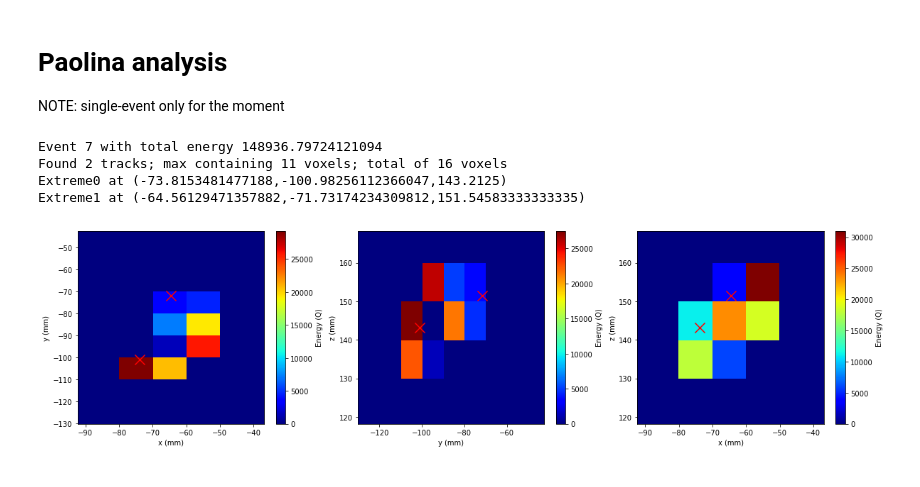
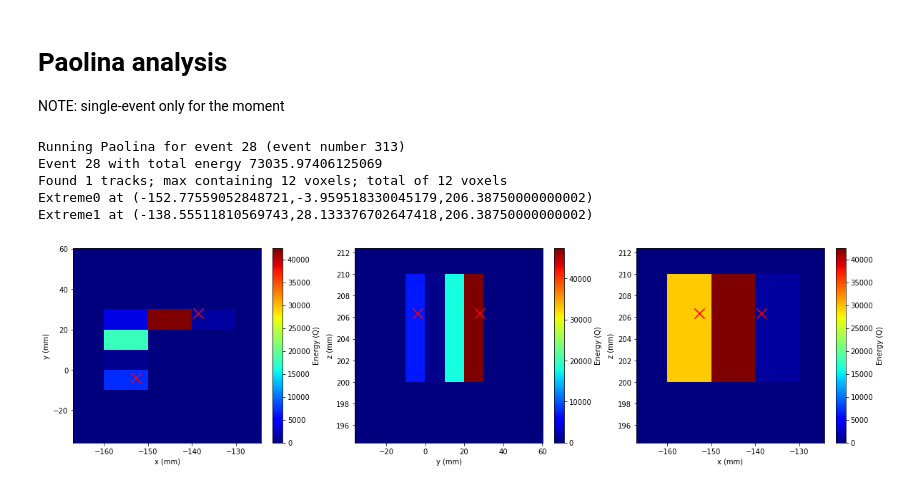
Before and after one commit to paolafer/ICARO, a Jupyter notebook: invisible_cities/utils/paolina_test.ipynb, the cells around one changed output. Cells and saved outputs as stored; diff of their text form; code cells hidden in the pictures.

Commit message:
Add slice-by-slice comparison and single-track energy plot

```diff
--- a/invisible_cities/utils/paolina_test.ipynb
+++ b/invisible_cities/utils/paolina_test.ipynb
@@ -44,6 +44,9 @@ This functionality will be included in the Penthesilea branch.
 DataSiPM        = load_db.DataSiPM(0)
 data_xs         = DataSiPM.X.values
 data_ys         = DataSiPM.Y.values
+#print(DataSiPM)
+#print(data_xs)
+#print(data_ys)
 
 # histograms to be filled
 l_qsipm = []            # all SiPMs
@@ -78,8 +81,8 @@ def get_nearby_sipm_inds(cs, d, pos, qs):
 
 def corona(pos, qs, Qthr           =  3 * units.pes,
                     Qlm            =  20 * units.pes,
-                        lm_radius  = 15 * units.mm,
-                    new_lm_radius  = 25 * units.mm,
+                        lm_radius  = 10.5 * units.mm,
+                    new_lm_radius  = 10.5 * units.mm,
                     msipm          =  3):
     """
     corona creates a list of Clusters by
@@ -179,6 +219,6 @@ S2_Nmin =     1;   S2_Nmax =        1
 S2_NSIPMmin = 1;   S2_NSIPMmax = 1000
 
 # general energy cuts
-tot_Emin = 0; tot_Emax = 8000000
+tot_Emin = 0; tot_Emax = 200000
 # %%
 hitc_evt = []; hitc_mc = []
@@ -457,23 +587,34 @@ blob_radius = 30.                    # blob radius in mm
 # %%
-nevt = 7
+nevt = 28
 hitc = hitc_evt[nevt]
-#for h in hitc:
-#    print("Hit ({0},{1},{2},{3})".format(h.pos[0],h.pos[1],h.pos[2],h.E))
+print("Running Paolina for event {0} (event number {1})".format(nevt,evtnum_hitc[nevt]))
+
 evt_E = sum([hh.E for hh in hitc])
 print("Event {0} with total energy {1}".format(nevt,evt_E))
 
 voxels = voxelize_hits(hitc,vox_size)
 trks = make_track_graphs(voxels,vox_size)
+for t in trks:
+    etrk = sum([vox.E for vox in t.nodes()])
+    trk_energies.append(etrk)
 itmax = np.argmax([len(t) for t in trks])
 print("Found {0} tracks; max containing {1} voxels; total of {2} voxels".format(len(trks),len(trks[itmax]),len(voxels)))
 
 eblobs = blob_energies(trks[itmax],blob_radius)
 iter_eblobs = iter(eblobs)
-Eblob1, Eblob2 = next(iter_eblobs),next(iter_eblobs)
+if(len(eblobs) > 1):
+    Eblob1, Eblob2 = next(iter_eblobs), next(iter_eblobs)
+else:
+    Eblob1 = Eblob2 = next(iter_eblobs)
 
 # get the extremes
 distances = shortest_paths(trks[itmax])
-a,b = find_extrema(distances)
+exts = find_extrema(distances)
+iter_exts = iter(exts)
+if(len(exts) > 1):
+    a,b = next(iter_exts),next(iter_exts)
+else:
+    a = b = next(iter_exts)
 
 # plot the voxelized tracks
 # 2D histogram
@@ -482,8 +623,8 @@ fig.set_figheight(5.0);
 fig.set_figwidth(20.0);
 
 varr_x = []; varr_y = []; varr_z = []; varr_c = []
-for vv in trks[itmax]:
-#for vv in voxels:
+#for vv in trks[itmax]:
+for vv in voxels:
     varr_x.append(vv.pos[0])
     varr_y.append(vv.pos[1])
     varr_z.append(vv.pos[2])
@@ -513,38 +654,39 @@ ax1.scatter(b.pos[0],b.pos[1],marker='x',s=200,color='red')
 ax2 = fig.add_subplot(132);
 hyz, xyz, yyz = np.histogram2d(varr_z, varr_y, weights=varr_c, normed=False, bins=(1.0*(vol_max[2]-vol_min[2])/vox_size[2], 1.0*(vol_max[1]-vol_min[1])/vox_size[1]), range=[[vol_min[2],vol_max[2]],[vol_min[1],vol_max[1]]])
 extent2 = [yyz[0], yyz[-1], xyz[0], xyz[-1]]
 sp2 = ax2.imshow(hyz, extent=extent2, interpolation='none', aspect='auto', origin='lower', cmap='jet')
 ax2.set_xlabel("y (mm)")
 ax2.set_ylabel("z (mm)")
 ax2.set_xlim([vtrk_min[1],vtrk_max[1]])
 ax2.set_ylim([vtrk_min[2],vtrk_max[2]])
 cbp2 = plt.colorbar(sp2);
 cbp2.set_label('Energy (Q)');
 ax2.scatter(a.pos[1],a.pos[2],marker='x',s=200,color='red')
 ax2.scatter(b.pos[1],b.pos[2],marker='x',s=200,color='red')
 
 # Create the x-z projection.
 ax3 = fig.add_subplot(133);
 hxz, xxz, yxz = np.histogram2d(varr_z, varr_x, weights=varr_c, normed=False, bins=(1.0*(vol_max[2]-vol_min[2])/vox_size[2], 1.0*(vol_max[0]-vol_min[0])/vox_size[0]), range=[[vol_min[2],vol_max[2]],[vol_min[0],vol_max[0]]])
 extent3 = [yxz[0], yxz[-1], xxz[0], xxz[-1]]
 sp3 = ax3.imshow(hxz, extent=extent3, interpolation='none', aspect='auto', origin='lower', cmap='jet')
 ax3.set_xlabel("x (mm)")
 ax3.set_ylabel("z (mm)")
 ax3.set_xlim([vtrk_min[0],vtrk_max[0]])
 ax3.set_ylim([vtrk_min[2],vtrk_max[2]])
 cbp3 = plt.colorbar(sp3);
 cbp3.set_label('Energy (Q)');
 ax3.scatter(a.pos[0],a.pos[2],marker='x',s=200,color='red')
 ax3.scatter(b.pos[0],b.pos[2],marker='x',s=200,color='red')
 
 print("Extreme0 at ({0},{1},{2})".format(a.pos[0],a.pos[1],a.pos[2]))
 print("Extreme1 at ({0},{1},{2})".format(b.pos[0],b.pos[1],b.pos[2]))
 # %% [output]
-Event 7 with total energy 148936.79724121094
-Found 2 tracks; max containing 11 voxels; total of 16 voxels
-Extreme0 at (-73.8153481477188,-100.98256112366047,143.2125)
-Extreme1 at (-64.56129471357882,-71.73174234309812,151.54583333333335)
+Running Paolina for event 28 (event number 313)
+Event 28 with total energy 73035.97406125069
+Found 1 tracks; max containing 12 voxels; total of 12 voxels
+Extreme0 at (-152.77559052848721,-3.959518330045179,206.38750000000002)
+Extreme1 at (-138.55511810569743,28.133376702647418,206.38750000000002)
-[figure, old version]
+[figure, new version]
 # %%
 # plot the clusters in 3D
 carr_x = []; carr_y = []; carr_z = []; carr_c = []
```
Also changed, not shown: parts of 12 cells of this notebook.
